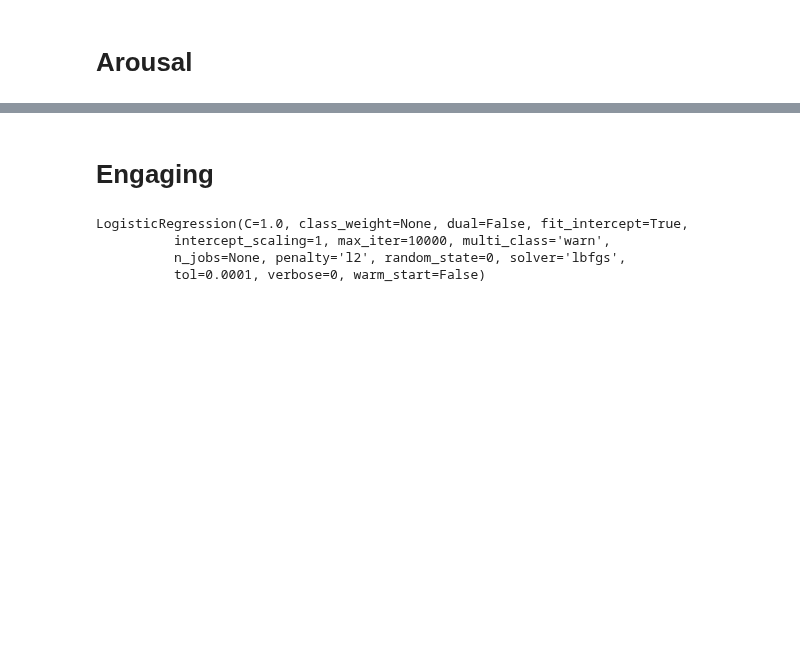
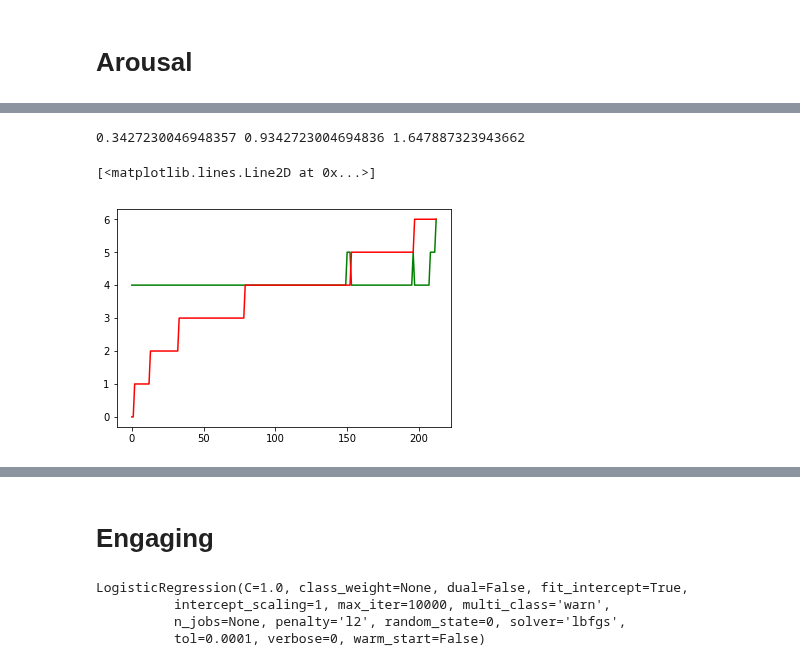
Before and after one commit to Didanny/EECE-499-Emotion-Recognition, a Jupyter notebook: Python Code/Logistic_Regression_Models.ipynb, the cells around one changed output, grey strips where cells are left out. Drawn from its saved outputs; the diff is of its cells as text; code cells hidden in the pictures; blank space fills up the shorter version.

```diff
--- a/Python Code/Logistic_Regression_Models.ipynb
+++ b/Python Code/Logistic_Regression_Models.ipynb
@@ -48,2 +20,7 @@ Name: arousal, dtype: int64
+# %%
+def sort_list(list1, list2):
+    zipped_pairs = zip(list2, list1)
+    z = [x for _, x in sorted(zipped_pairs)]
+    return z
 # %% [markdown]
 # Arousal
@@ -127,0 +98,10 @@ accuracy
+# %%
+X_train, X_test, y_train, y_test = train_test_split(X, y, test_size = 0.25, random_state = 0)
+
+standard_scaler = StandardScaler()
+X_train = standard_scaler.fit_transform(X_train)
+X_test = standard_scaler.transform(X_test)
+
+classifier = LogisticRegression(random_state = 0, solver='lbfgs', max_iter=10000, multi_class='auto')
+rfe = RFE(classifier, rfecv.n_features_)
+rfe = rfe.fit(X_train, y_train)
@@ -127,0 +114,12 @@ accuracy
+# %%
+print(accuracy, mae, rmse)
+# %% [output]
+0.3427230046948357 0.9342723004694836 1.647887323943662
+# %%
+y_new = sort_list(y_pred, y_test)
+
+plt.plot(y_new, color='green')
+plt.plot(sorted(y_test), color='red')
+# %% [output]
+[<matplotlib.lines.Line2D at 0x...>]
+[figure, added]
```
Also changed, not shown: parts of 71 cells of this notebook.
